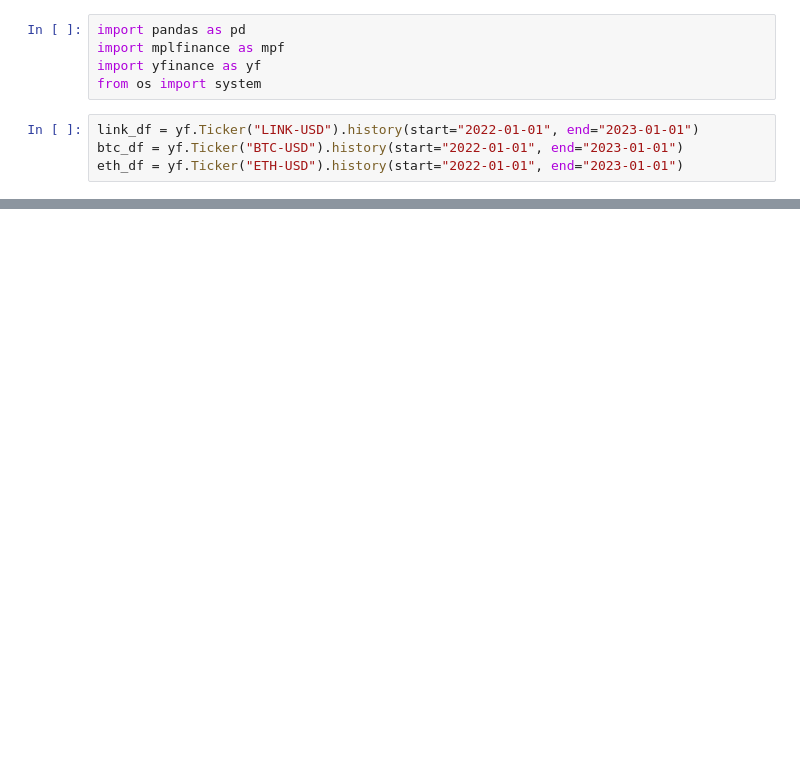
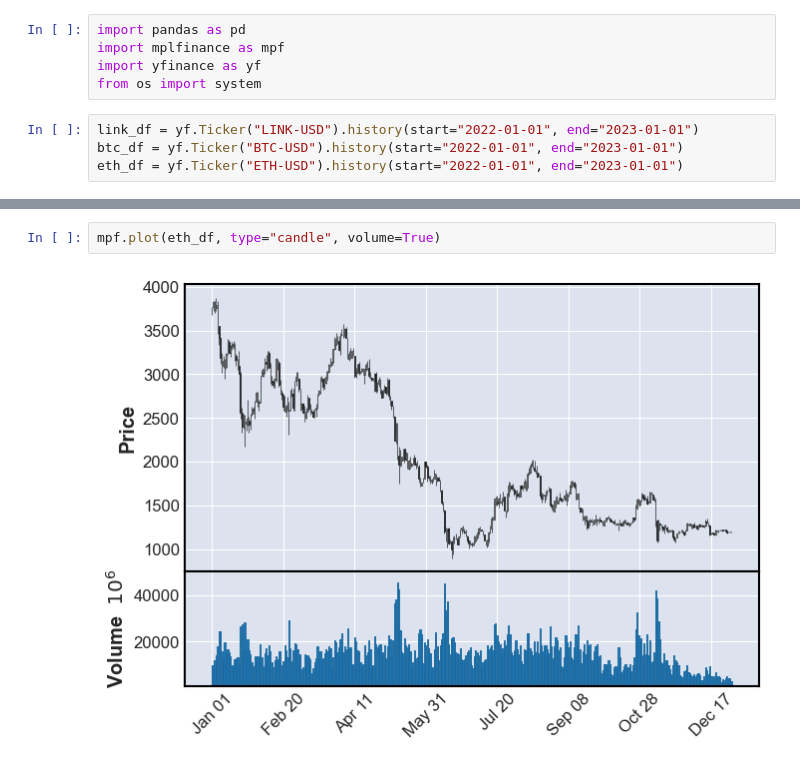
Before and after one commit to huey-nibiru/chainlink-analysis, a Jupyter notebook: yahoo/candlestick.ipynb, the cells around one changed output, grey strips where cells are left out. Cells and saved outputs as stored; diff of their text form; blank space fills up the shorter version.

```diff
--- a/yahoo/candlestick.ipynb
+++ b/yahoo/candlestick.ipynb
@@ -17,0 +18,4 @@ mpf.plot(link_df)
+# %%
+mpf.plot(eth_df, type="candle", volume=True)
+# %% [output]
+[figure, added]
```
Also changed, not shown: parts of 2 cells of this notebook, 1 other file.
